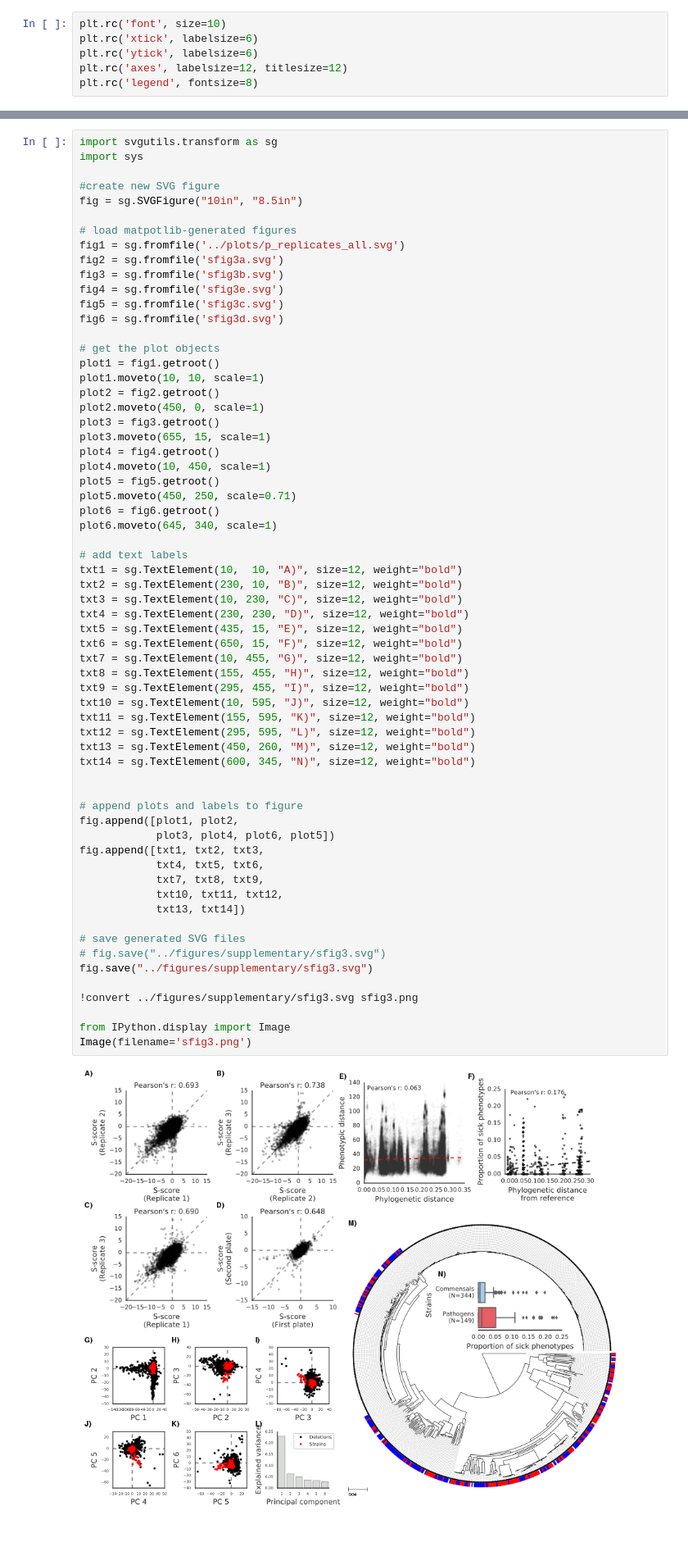
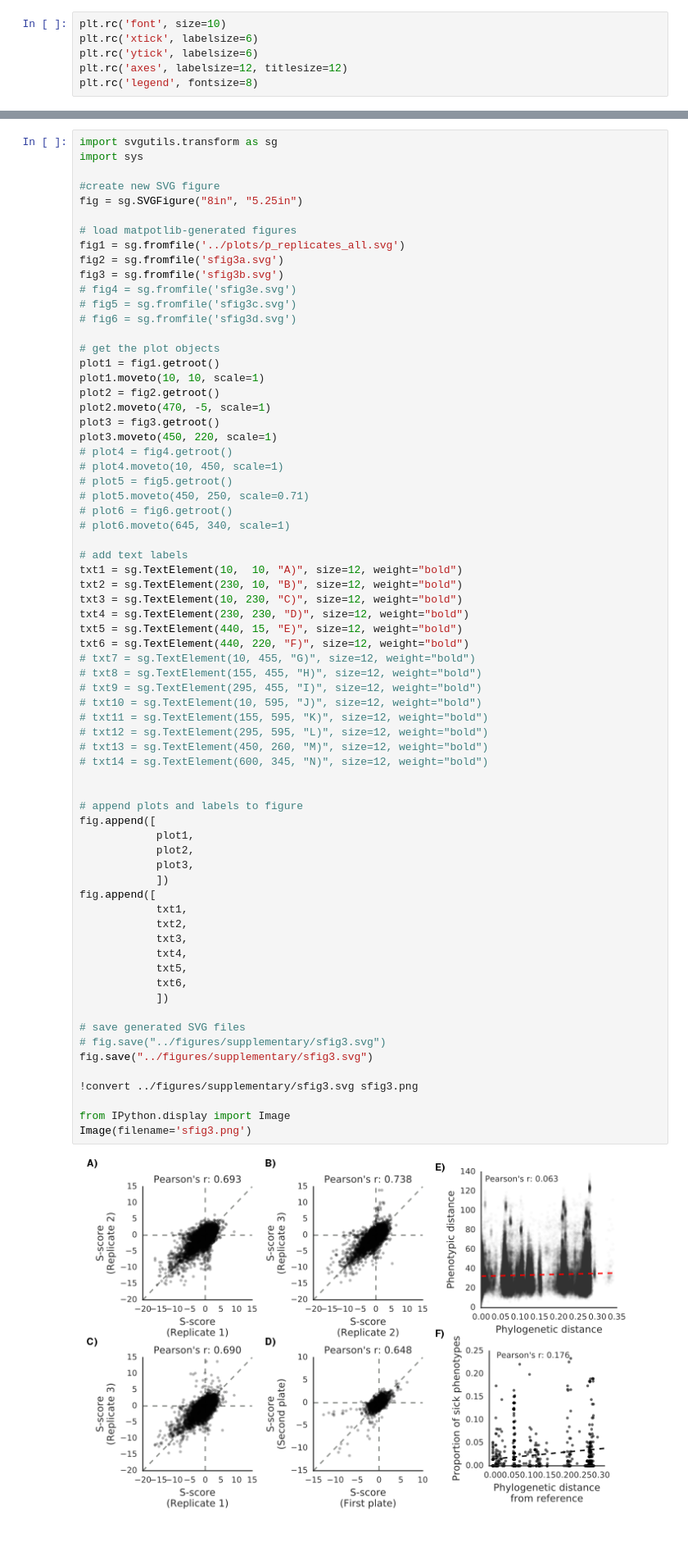
Before and after one commit to mgalardini/ecopredict, a Jupyter notebook: notebooks/sfig3.ipynb, the cells around one changed output, grey strips where cells are left out. Shown at 82% size. Drawn from its saved outputs; the diff is of its cells as text.

Commit message:
Figures changes

```diff
--- a/notebooks/sfig3.ipynb
+++ b/notebooks/sfig3.ipynb
@@ -564,63 +564,69 @@ import svgutils.transform as sg
 import sys
 
 #create new SVG figure
-fig = sg.SVGFigure("10in", "8.5in")
+fig = sg.SVGFigure("8in", "5.25in")
 
 # load matpotlib-generated figures
 fig1 = sg.fromfile('../plots/p_replicates_all.svg')
 fig2 = sg.fromfile('sfig3a.svg')
 fig3 = sg.fromfile('sfig3b.svg')
-fig4 = sg.fromfile('sfig3e.svg')
-fig5 = sg.fromfile('sfig3c.svg')
-fig6 = sg.fromfile('sfig3d.svg')
+# fig4 = sg.fromfile('sfig3e.svg')
+# fig5 = sg.fromfile('sfig3c.svg')
+# fig6 = sg.fromfile('sfig3d.svg')
 
 # get the plot objects
 plot1 = fig1.getroot()
 plot1.moveto(10, 10, scale=1)
 plot2 = fig2.getroot()
-plot2.moveto(450, 0, scale=1)
+plot2.moveto(470, -5, scale=1)
 plot3 = fig3.getroot()
-plot3.moveto(655, 15, scale=1)
-plot4 = fig4.getroot()
-plot4.moveto(10, 450, scale=1)
-plot5 = fig5.getroot()
-plot5.moveto(450, 250, scale=0.71)
-plot6 = fig6.getroot()
-plot6.moveto(645, 340, scale=1)
+plot3.moveto(450, 220, scale=1)
+# plot4 = fig4.getroot()
+# plot4.moveto(10, 450, scale=1)
+# plot5 = fig5.getroot()
+# plot5.moveto(450, 250, scale=0.71)
+# plot6 = fig6.getroot()
+# plot6.moveto(645, 340, scale=1)
 
 # add text labels
 txt1 = sg.TextElement(10,  10, "A)", size=12, weight="bold")
 txt2 = sg.TextElement(230, 10, "B)", size=12, weight="bold")
 txt3 = sg.TextElement(10, 230, "C)", size=12, weight="bold")
 txt4 = sg.TextElement(230, 230, "D)", size=12, weight="bold")
-txt5 = sg.TextElement(435, 15, "E)", size=12, weight="bold")
-txt6 = sg.TextElement(650, 15, "F)", size=12, weight="bold")
-txt7 = sg.TextElement(10, 455, "G)", size=12, weight="bold")
-txt8 = sg.TextElement(155, 455, "H)", size=12, weight="bold")
-txt9 = sg.TextElement(295, 455, "I)", size=12, weight="bold")
-txt10 = sg.TextElement(10, 595, "J)", size=12, weight="bold")
-txt11 = sg.TextElement(155, 595, "K)", size=12, weight="bold")
-txt12 = sg.TextElement(295, 595, "L)", size=12, weight="bold")
-txt13 = sg.TextElement(450, 260, "M)", size=12, weight="bold")
-txt14 = sg.TextElement(600, 345, "N)", size=12, weight="bold")
+txt5 = sg.TextElement(440, 15, "E)", size=12, weight="bold")
+txt6 = sg.TextElement(440, 220, "F)", size=12, weight="bold")
+# txt7 = sg.TextElement(10, 455, "G)", size=12, weight="bold")
+# txt8 = sg.TextElement(155, 455, "H)", size=12, weight="bold")
+# txt9 = sg.TextElement(295, 455, "I)", size=12, weight="bold")
+# txt10 = sg.TextElement(10, 595, "J)", size=12, weight="bold")
+# txt11 = sg.TextElement(155, 595, "K)", size=12, weight="bold")
+# txt12 = sg.TextElement(295, 595, "L)", size=12, weight="bold")
+# txt13 = sg.TextElement(450, 260, "M)", size=12, weight="bold")
+# txt14 = sg.TextElement(600, 345, "N)", size=12, weight="bold")
 
 
 # append plots and labels to figure
-fig.append([plot1, plot2,
-            plot3, plot4, plot6, plot5])
-fig.append([txt1, txt2, txt3,
-            txt4, txt5, txt6,
-            txt7, txt8, txt9,
-            txt10, txt11, txt12,
-            txt13, txt14])
+fig.append([
+            plot1,
+            plot2,
+            plot3,
+            ])
+fig.append([
+            txt1,
+            txt2,
+            txt3,
+            txt4,
+            txt5,
+            txt6,
+            ])
 
 # save generated SVG files
 # fig.save("../figures/supplementary/sfig3.svg")
 fig.save("../figures/supplementary/sfig3.svg")
 
 !convert ../figures/supplementary/sfig3.svg sfig3.png
 
 from IPython.display import Image
 Image(filename='sfig3.png')
 # %% [output]
-[figure, old version]
+[figure, new version]
```
Also changed, not shown: 15 other files.
